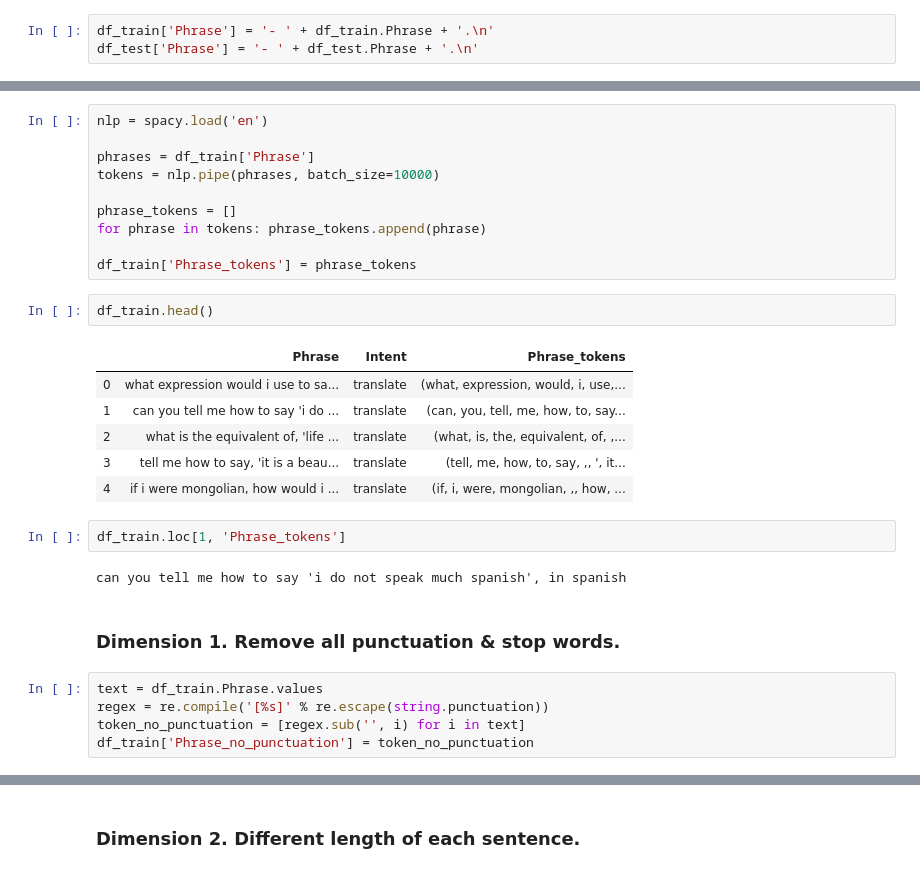
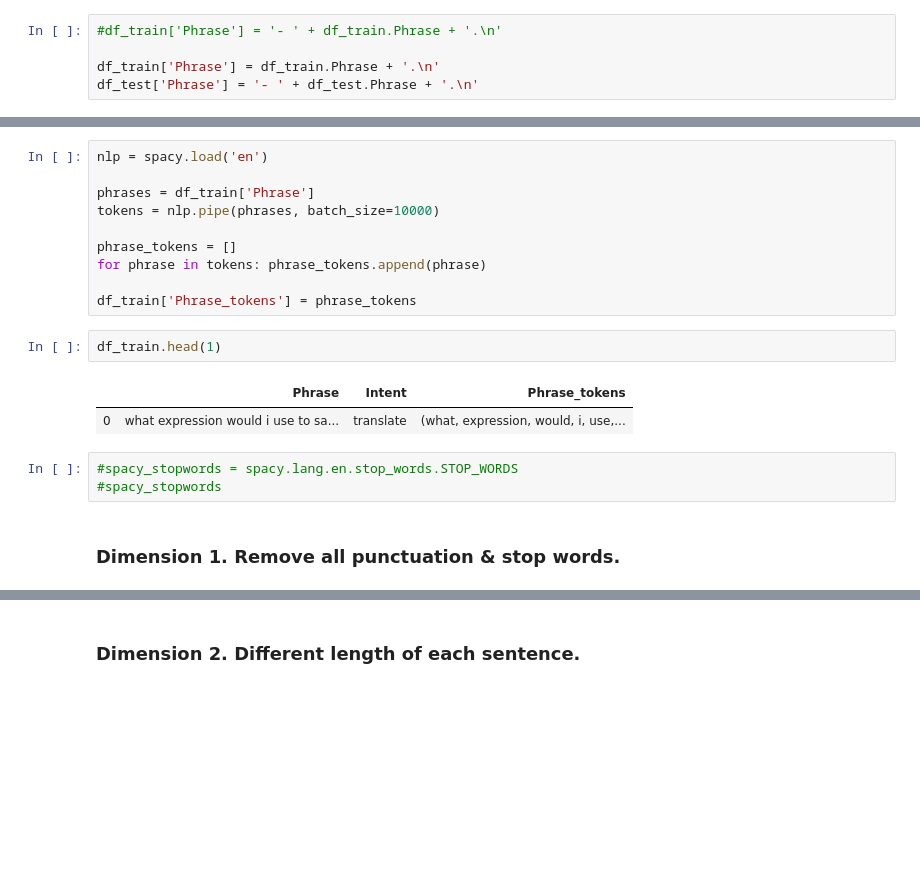
Before and after one commit to XIN-von-SUN/Bot.Dataset, a Jupyter notebook: rasa_nlu_test.ipynb, the cells around one changed output, grey strips where cells are left out. Cells and saved outputs as stored; diff of their text form; blank space fills up the shorter version.

```diff
--- a/rasa_nlu_test.ipynb
+++ b/rasa_nlu_test.ipynb
@@ -274,7 +274,9 @@ df_train = pd.DataFrame(df['train'], columns=['Phrase', 'Intent'])
 df_test = pd.DataFrame(df['test'], columns=['Phrase', 'Intent'])
 df_val = pd.DataFrame(df['val'], columns=['Phrase', 'Intent'])
 # %%
-df_train['Phrase'] = '- ' + df_train.Phrase + '.\n'
+#df_train['Phrase'] = '- ' + df_train.Phrase + '.\n'
+
+df_train['Phrase'] = df_train.Phrase + '.\n'
 df_test['Phrase'] = '- ' + df_test.Phrase + '.\n'
 # %%
 df_train
@@ -359,22 +361,12 @@ for phrase in tokens: phrase_tokens.append(phrase)
 
 df_train['Phrase_tokens'] = phrase_tokens
 # %%
-df_train.head()
+df_train.head(1)
 # %% [output]
 |  | Phrase | Intent | Phrase_tokens |
 | 0 | what expression would i use to sa... | translate | (what, expression, would, i, use,... |
-| 1 | can you tell me how to say 'i do ... | translate | (can, you, tell, me, how, to, say... |
-| 2 | what is the equivalent of, 'life ... | translate | (what, is, the, equivalent, of, ,... |
-| 3 | tell me how to say, 'it is a beau... | translate | (tell, me, how, to, say, ,, ', it... |
-| 4 | if i were mongolian, how would i ... | translate | (if, i, were, mongolian, ,, how, ... |
-# %%
-df_train.loc[1, 'Phrase_tokens']
-# %% [output]
-can you tell me how to say 'i do not speak much spanish', in spanish
+# %%
+#spacy_stopwords = spacy.lang.en.stop_words.STOP_WORDS
+#spacy_stopwords
 # %% [markdown]
 ### Dimension 1. Remove all punctuation & stop words.
-# %%
-text = df_train.Phrase.values
-regex = re.compile('[%s]' % re.escape(string.punctuation))
-token_no_punctuation = [regex.sub('', i) for i in text]
-df_train['Phrase_no_punctuation'] = token_no_punctuation
```
Also changed, not shown: parts of 55 cells of this notebook, 54 other files.
